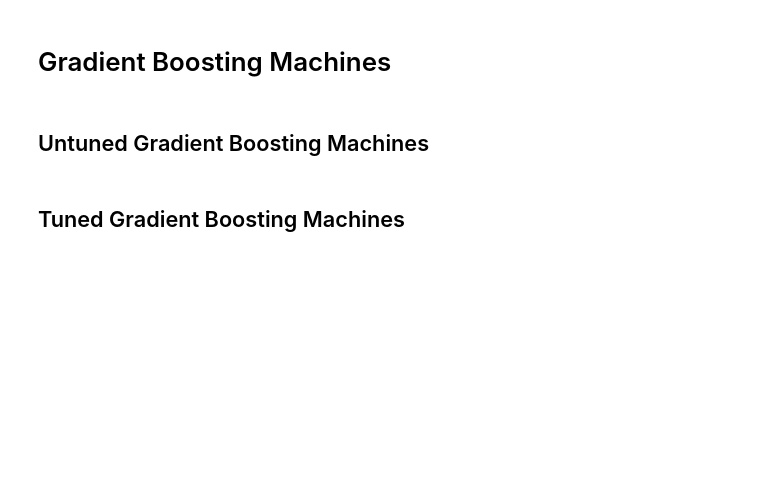
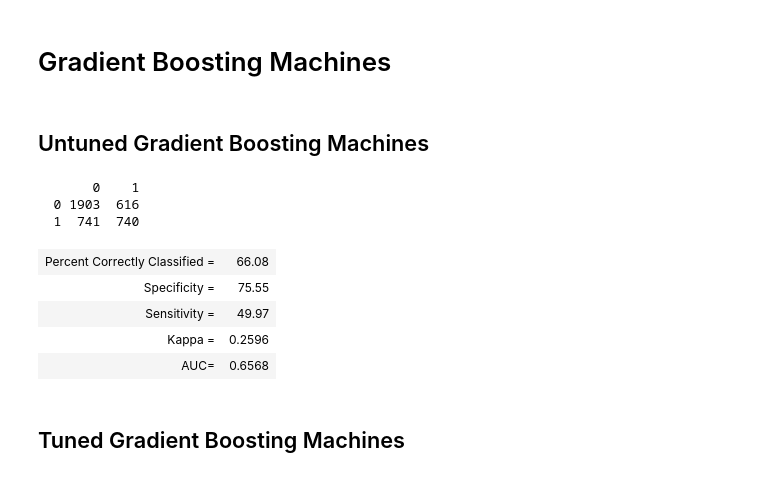
Before and after one commit to michael-huber2772/STAT5650_Final_Project, a Jupyter notebook: Michael/Scratch5.ipynb, the cells around one changed output. Cells and saved outputs as stored; diff of their text form; code cells hidden in the pictures; blank space fills up the shorter version.

```diff
--- a/Michael/Scratch5.ipynb
+++ b/Michael/Scratch5.ipynb
@@ -173,17 +173,26 @@ class.sum(data$is_canceled,hotel.svm.xvalpred)
 ## Untuned Gradient Boosting Machines
 # %%
 set.seed(424)
-hotel.gbm.xvalpr=rep(0,nrow(hotel))
-xvs=rep(1:10,length=nrow(hotel))
+hotel.gbm.xvalpr=rep(0,nrow(data))
+xvs=rep(1:10,length=nrow(data))
 xvs=sample(xvs)
 for(i in 1:10){
-      train=hotel[xvs!=i,]
-      test=hotel[xvs==i,]
-      glub=gbm(is_canceled~ . ,distribution="bernoulli",n.trees=5000,data=train)
+      train=data[xvs!=i,]
+      test=data[xvs==i,]
+      glub=gbm(is_canceled~ . - reservation_status,distribution="bernoulli",n.trees=5000,data=train)
       hotel.gbm.xvalpr[xvs==i]=predict(glub,newdata=test,type="response",n.trees=5000)
 }
 
-table(hotel$is_canceled,round(hotel.gbm.xvalpr))
-class.sum(hotel$is_canceled,hotel.gbm.xvalpr)
+table(data$is_canceled,round(hotel.gbm.xvalpr))
+class.sum(data$is_canceled,hotel.gbm.xvalpr)
+# %% [output]
+       0    1
+  0 1903  616
+  1  741  740
+| Percent Correctly Classified = | 66.08 |
+| Specificity = | 75.55 |
+| Sensitivity = | 49.97 |
+| Kappa = | 0.2596 |
+| AUC= | 0.6568 |
 # %% [markdown]
 ## Tuned Gradient Boosting Machines
```
Also changed, not shown: parts of 3 cells of this notebook, 9 other files.
